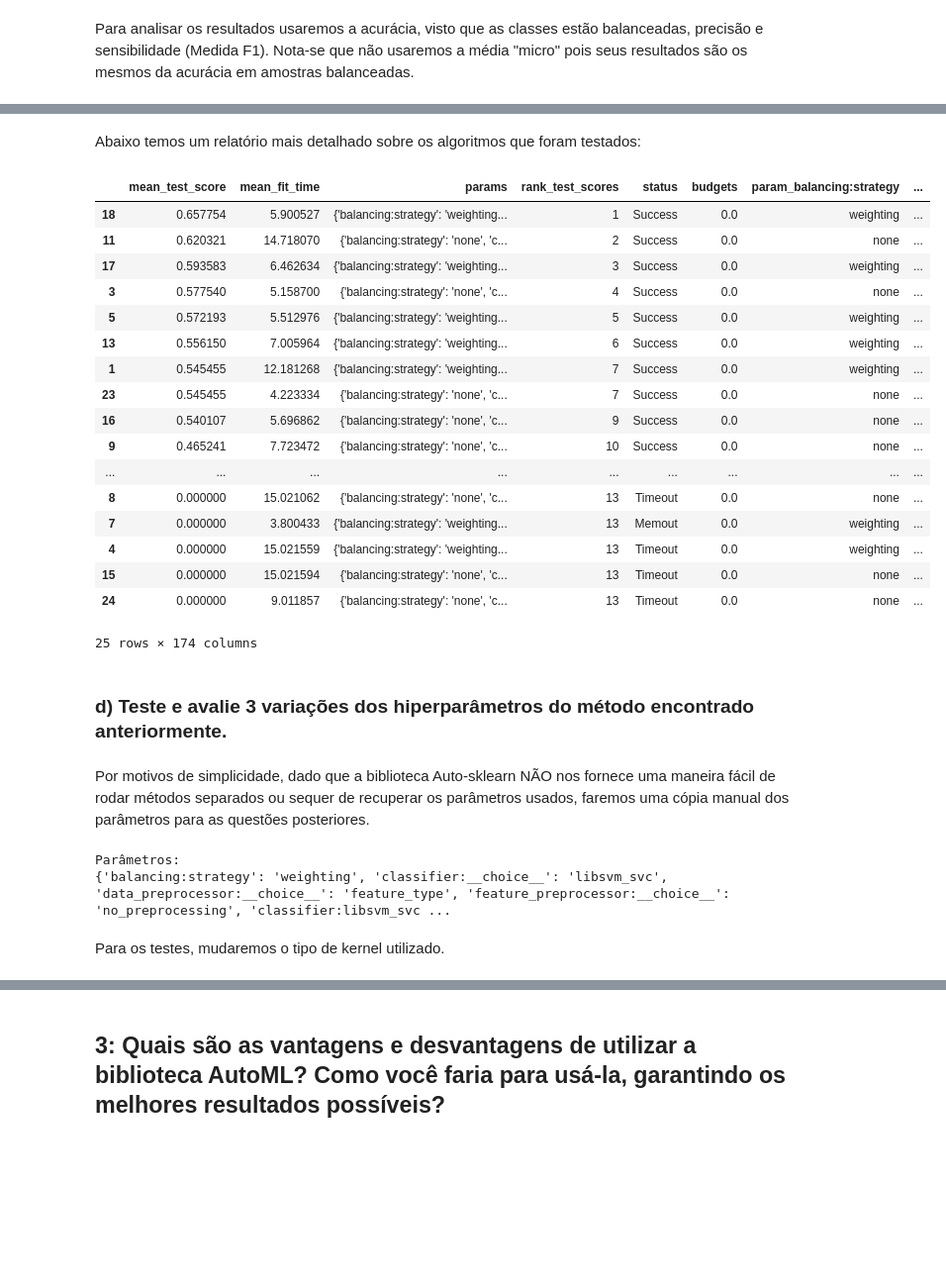
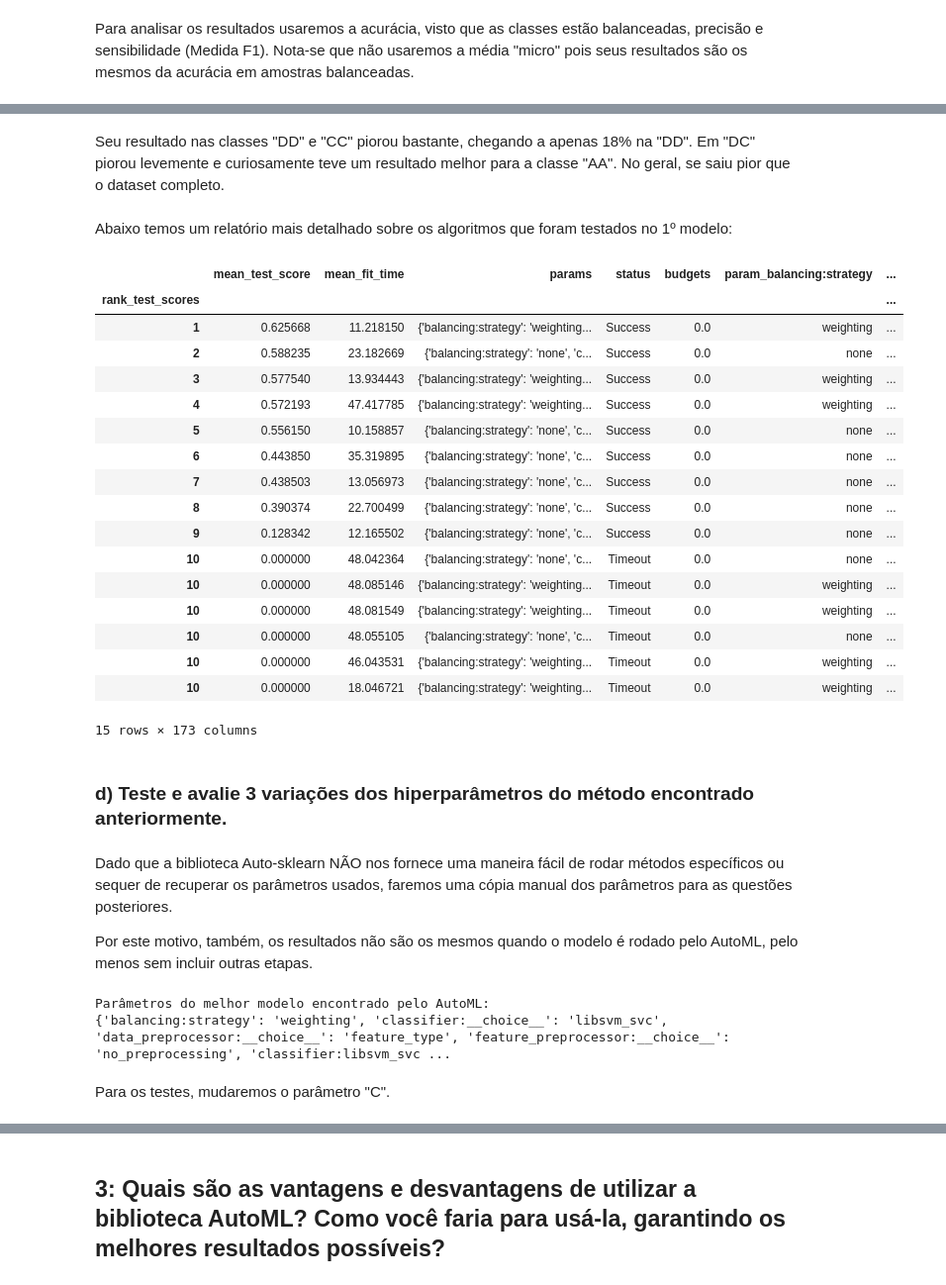
Before and after one commit to hyoretsu/ia, a Jupyter notebook: prova2.ipynb, the cells around one changed output, grey strips where cells are left out. Shown: that part at 99% size. Saved outputs shown, nothing was run; the diff lists cells and outputs as text; code cells hidden in the pictures; blank space fills up the shorter version.

```diff
--- a/prova2.ipynb
+++ b/prova2.ipynb
@@ -5,7 +28,7 @@
 # %%
 from pandas import read_csv
 
-df = read_csv("databases/student_prediction.csv")
+df = read_csv("https://raw.githubusercontent.com/hyoretsu-cc-ufpb/ia/main/databases/student_prediction.csv")
 
 classes = ["Fail", "DD", "DC", "CC", "CB", "BB", "BA", "AA"]
 # %% [markdown]
@@ -100,13 +146,13 @@ from warnings import simplefilter
 
 simplefilter("ignore")
 
-x_train, x_test, y_train, y_test = train_test_split(df[0], df[1], test_size=0.33, random_state=42, stratify=df[1])
+x_train, x_test, y_train, y_test = train_test_split(df[0], df[1], test_size=0.33, random_state=603, stratify=df[1])
 
 automl = AutoSklearnClassifier(
-    time_left_for_this_task=60 * 5,
-    per_run_time_limit=15,
+    time_left_for_this_task=60 * 4,
     resampling_strategy="cv",
-    resampling_strategy_arguments={"folds": 10}
+    resampling_strategy_arguments={"folds": 10},
+    n_jobs=-1
 )
 
 automl.fit(x_train, y_train)
@@ -148,51 +247,55 @@ A matriz de confusão nos dá uma visão mais clara do que aconteceu. Na maioria
+# %% [markdown]
+Seu resultado nas classes "DD" e "CC" piorou bastante, chegando a apenas 18% na "DD". Em "DC" piorou levemente e curiosamente teve um resultado melhor para a classe "AA". No geral, se saiu pior que o dataset completo.
 # %% [markdown]
-Abaixo temos um relatório mais detalhado sobre os algoritmos que foram testados:
+Abaixo temos um relatório mais detalhado sobre os algoritmos que foram testados no 1º modelo:
 # %%
-report = DataFrame(automl.cv_results_).sort_values(by=["rank_test_scores"])
+report = DataFrame(automl.cv_results_).set_index("rank_test_scores").sort_values(by=["rank_test_scores"])
 
 display(report)
 # %% [output]
-|  | mean_test_score | mean_fit_time | params | rank_test_scores | status | budgets | param_balancing:strategy | ... |
-| 18 | 0.657754 | 5.900527 | {'balancing:strategy': 'weighting... | 1 | Success | 0.0 | weighting | ... |
-| 11 | 0.620321 | 14.718070 | {'balancing:strategy': 'none', 'c... | 2 | Success | 0.0 | none | ... |
-| 17 | 0.593583 | 6.462634 | {'balancing:strategy': 'weighting... | 3 | Success | 0.0 | weighting | ... |
-| 3 | 0.577540 | 5.158700 | {'balancing:strategy': 'none', 'c... | 4 | Success | 0.0 | none | ... |
-| 5 | 0.572193 | 5.512976 | {'balancing:strategy': 'weighting... | 5 | Success | 0.0 | weighting | ... |
-| 13 | 0.556150 | 7.005964 | {'balancing:strategy': 'weighting... | 6 | Success | 0.0 | weighting | ... |
-| 1 | 0.545455 | 12.181268 | {'balancing:strategy': 'weighting... | 7 | Success | 0.0 | weighting | ... |
-| 23 | 0.545455 | 4.223334 | {'balancing:strategy': 'none', 'c... | 7 | Success | 0.0 | none | ... |
-| 16 | 0.540107 | 5.696862 | {'balancing:strategy': 'none', 'c... | 9 | Success | 0.0 | none | ... |
-| 9 | 0.465241 | 7.723472 | {'balancing:strategy': 'none', 'c... | 10 | Success | 0.0 | none | ... |
-| ... | ... | ... | ... | ... | ... | ... | ... | ... |
-| 8 | 0.000000 | 15.021062 | {'balancing:strategy': 'none', 'c... | 13 | Timeout | 0.0 | none | ... |
-| 7 | 0.000000 | 3.800433 | {'balancing:strategy': 'weighting... | 13 | Memout | 0.0 | weighting | ... |
-| 4 | 0.000000 | 15.021559 | {'balancing:strategy': 'weighting... | 13 | Timeout | 0.0 | weighting | ... |
-| 15 | 0.000000 | 15.021594 | {'balancing:strategy': 'none', 'c... | 13 | Timeout | 0.0 | none | ... |
-| 24 | 0.000000 | 9.011857 | {'balancing:strategy': 'none', 'c... | 13 | Timeout | 0.0 | none | ... |
+|  | mean_test_score | mean_fit_time | params | status | budgets | param_balancing:strategy | ... |
+| rank_test_scores |  |  |  |  |  |  | ... |
+| 1 | 0.625668 | 11.218150 | {'balancing:strategy': 'weighting... | Success | 0.0 | weighting | ... |
+| 2 | 0.588235 | 23.182669 | {'balancing:strategy': 'none', 'c... | Success | 0.0 | none | ... |
+| 3 | 0.577540 | 13.934443 | {'balancing:strategy': 'weighting... | Success | 0.0 | weighting | ... |
+| 4 | 0.572193 | 47.417785 | {'balancing:strategy': 'weighting... | Success | 0.0 | weighting | ... |
+| 5 | 0.556150 | 10.158857 | {'balancing:strategy': 'none', 'c... | Success | 0.0 | none | ... |
+| 6 | 0.443850 | 35.319895 | {'balancing:strategy': 'none', 'c... | Success | 0.0 | none | ... |
+| 7 | 0.438503 | 13.056973 | {'balancing:strategy': 'none', 'c... | Success | 0.0 | none | ... |
+| 8 | 0.390374 | 22.700499 | {'balancing:strategy': 'none', 'c... | Success | 0.0 | none | ... |
+| 9 | 0.128342 | 12.165502 | {'balancing:strategy': 'none', 'c... | Success | 0.0 | none | ... |
+| 10 | 0.000000 | 48.042364 | {'balancing:strategy': 'none', 'c... | Timeout | 0.0 | none | ... |
+| 10 | 0.000000 | 48.085146 | {'balancing:strategy': 'weighting... | Timeout | 0.0 | weighting | ... |
+| 10 | 0.000000 | 48.081549 | {'balancing:strategy': 'weighting... | Timeout | 0.0 | weighting | ... |
+| 10 | 0.000000 | 48.055105 | {'balancing:strategy': 'none', 'c... | Timeout | 0.0 | none | ... |
+| 10 | 0.000000 | 46.043531 | {'balancing:strategy': 'weighting... | Timeout | 0.0 | weighting | ... |
+| 10 | 0.000000 | 18.046721 | {'balancing:strategy': 'weighting... | Timeout | 0.0 | weighting | ... |
-25 rows × 174 columns
+15 rows × 173 columns
 # %% [markdown]
 ### d) Teste e avalie 3 variações dos hiperparâmetros do método encontrado anteriormente.
 # %% [markdown]
-Por motivos de simplicidade, dado que a biblioteca Auto-sklearn NÃO nos fornece uma maneira fácil de rodar métodos separados ou sequer de recuperar os parâmetros usados, faremos uma cópia manual dos parâmetros para as questões posteriores.
+Dado que a biblioteca Auto-sklearn NÃO nos fornece uma maneira fácil de rodar métodos específicos ou sequer de recuperar os parâmetros usados, faremos uma cópia manual dos parâmetros para as questões posteriores.
+
+Por este motivo, também, os resultados não são os mesmos quando o modelo é rodado pelo AutoML, pelo menos sem incluir outras etapas.
 # %%
 # Identificando hiperparâmetros do melhor algoritmo
-bestParams = report.loc[report.rank_test_scores == 1, "params"].squeeze()
+bestParams = report.loc[1]["params"]
 
-print(f"Parâmetros:\n{bestParams}")
+print(f"Parâmetros do melhor modelo encontrado pelo AutoML:\n{bestParams}")
 
 origParams = {
-    "C": 21.59109048521139,
-    "gamma": 5.060493057005212,
+    "C": 575.2840839820392,
+    "gamma": 0.28251015893293174,
     "kernel": "rbf",
     "max_iter": -1,
     "shrinking": False,
-    "tol": 0.00012027336497045934
+    "tol": 6.314728575433805e-05
 }
 # %% [output]
-Parâmetros:
+Parâmetros do melhor modelo encontrado pelo AutoML:
 {'balancing:strategy': 'weighting', 'classifier:__choice__': 'libsvm_svc', 'data_preprocessor:__choice__': 'feature_type', 'feature_preprocessor:__choice__': 'no_preprocessing', 'classifier:libsvm_svc ...
 # %% [markdown]
-Para os testes, mudaremos o tipo de kernel utilizado.
+Para os testes, mudaremos o parâmetro "C".
 # %%
 from sklearn.svm import SVC
 
```
Also changed, not shown: parts of 41 cells of this notebook, 2 other files.
